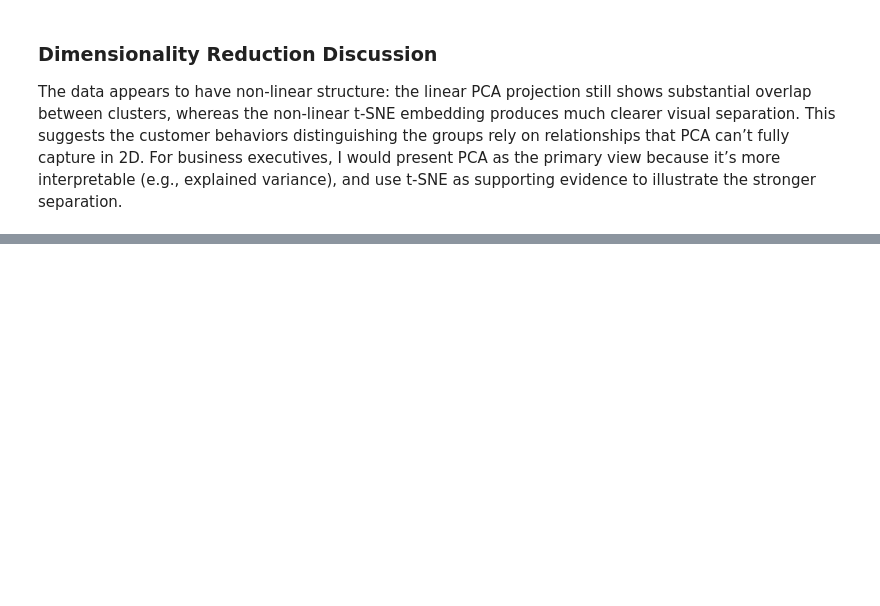
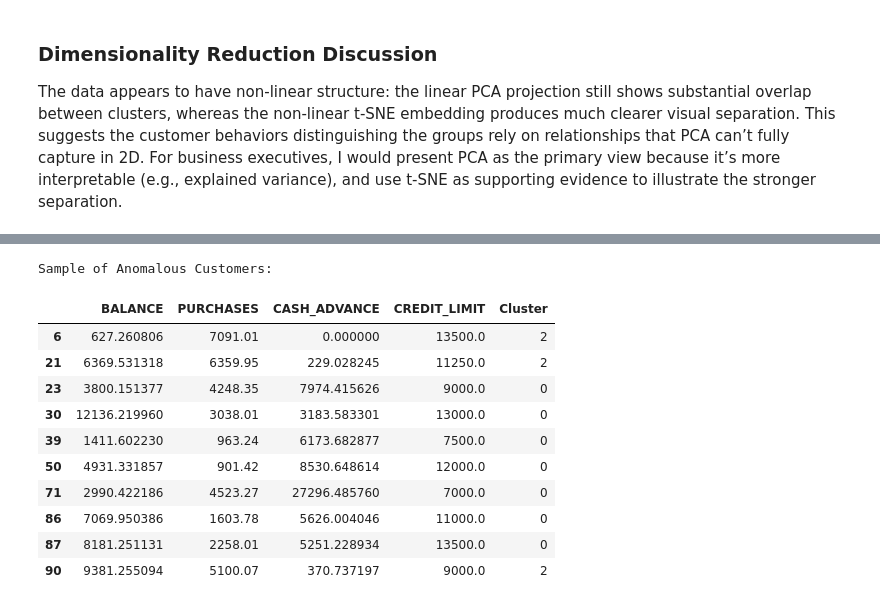
Before and after one commit to hyeonukim/COMP9130, a Jupyter notebook: mini-project-3/notebooks/analysis.ipynb, the cells around one changed output, grey strips where cells are left out. Saved outputs shown, nothing was run; the diff lists cells and outputs as text; code cells hidden in the pictures; blank space fills up the shorter version.

```diff
--- a/mini-project-3/notebooks/analysis.ipynb
+++ b/mini-project-3/notebooks/analysis.ipynb
@@ -331,0 +519,30 @@ The data appears to have non-linear structure: the linear PCA projection still s
+# %%
+# Look at a few anomalous customers
+
+feature_cols = [
+    'BALANCE',
+    'PURCHASES',
+    'CASH_ADVANCE',
+    'CREDIT_LIMIT'
+]
+
+anomaly_customers = df[df['Anomaly'] == -1]
+
+print("Sample of Anomalous Customers:")
+display(
+    anomaly_customers[feature_cols + ['Cluster']]
+    .head(10)
+)
+# %% [output]
+Sample of Anomalous Customers:
+|  | BALANCE | PURCHASES | CASH_ADVANCE | CREDIT_LIMIT | Cluster |
+| 6 | 627.260806 | 7091.01 | 0.000000 | 13500.0 | 2 |
+| 21 | 6369.531318 | 6359.95 | 229.028245 | 11250.0 | 2 |
+| 23 | 3800.151377 | 4248.35 | 7974.415626 | 9000.0 | 0 |
+| 30 | 12136.219960 | 3038.01 | 3183.583301 | 13000.0 | 0 |
+| 39 | 1411.602230 | 963.24 | 6173.682877 | 7500.0 | 0 |
+| 50 | 4931.331857 | 901.42 | 8530.648614 | 12000.0 | 0 |
+| 71 | 2990.422186 | 4523.27 | 27296.485760 | 7000.0 | 0 |
+| 86 | 7069.950386 | 1603.78 | 5626.004046 | 11000.0 | 0 |
+| 87 | 8181.251131 | 2258.01 | 5251.228934 | 13500.0 | 0 |
+| 90 | 9381.255094 | 5100.07 | 370.737197 | 9000.0 | 2 |
```
Also changed, not shown: parts of 14 cells of this notebook.
